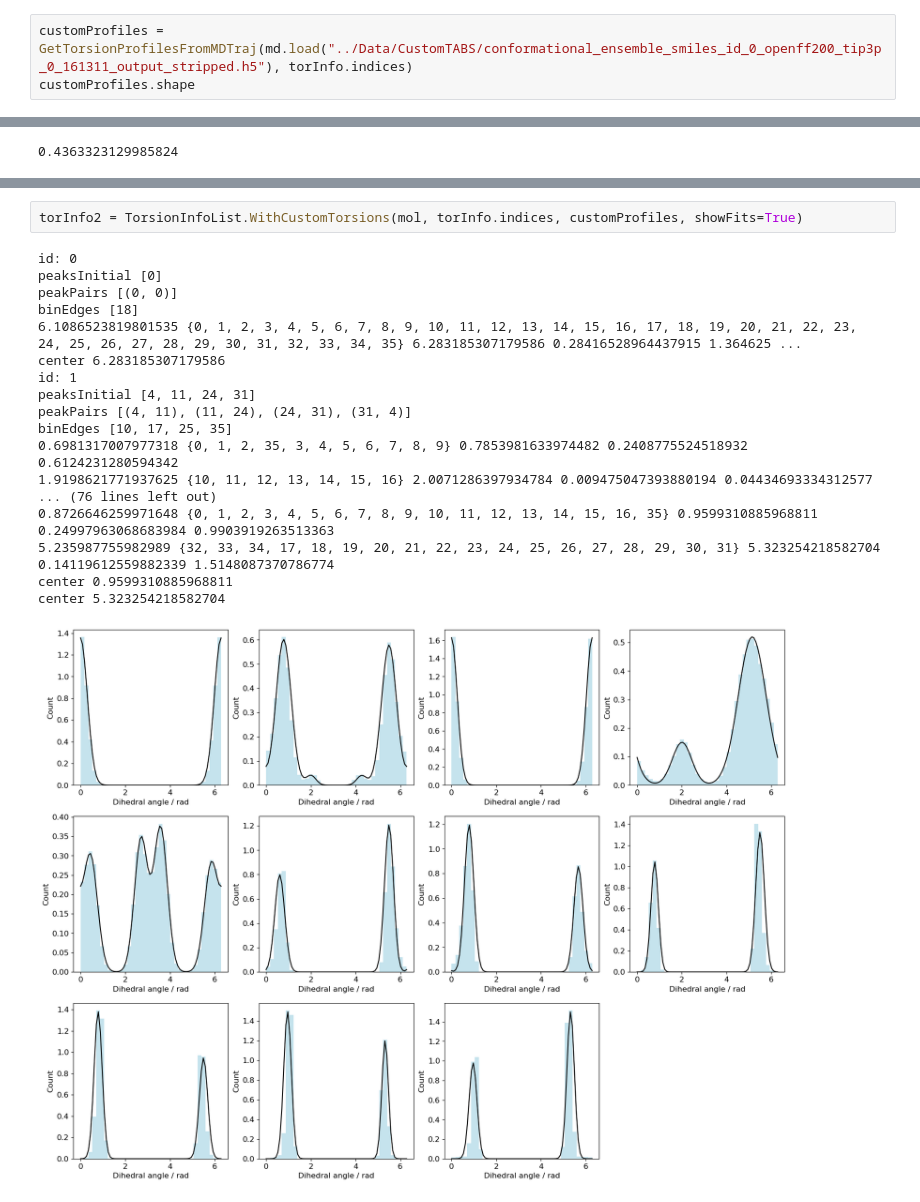
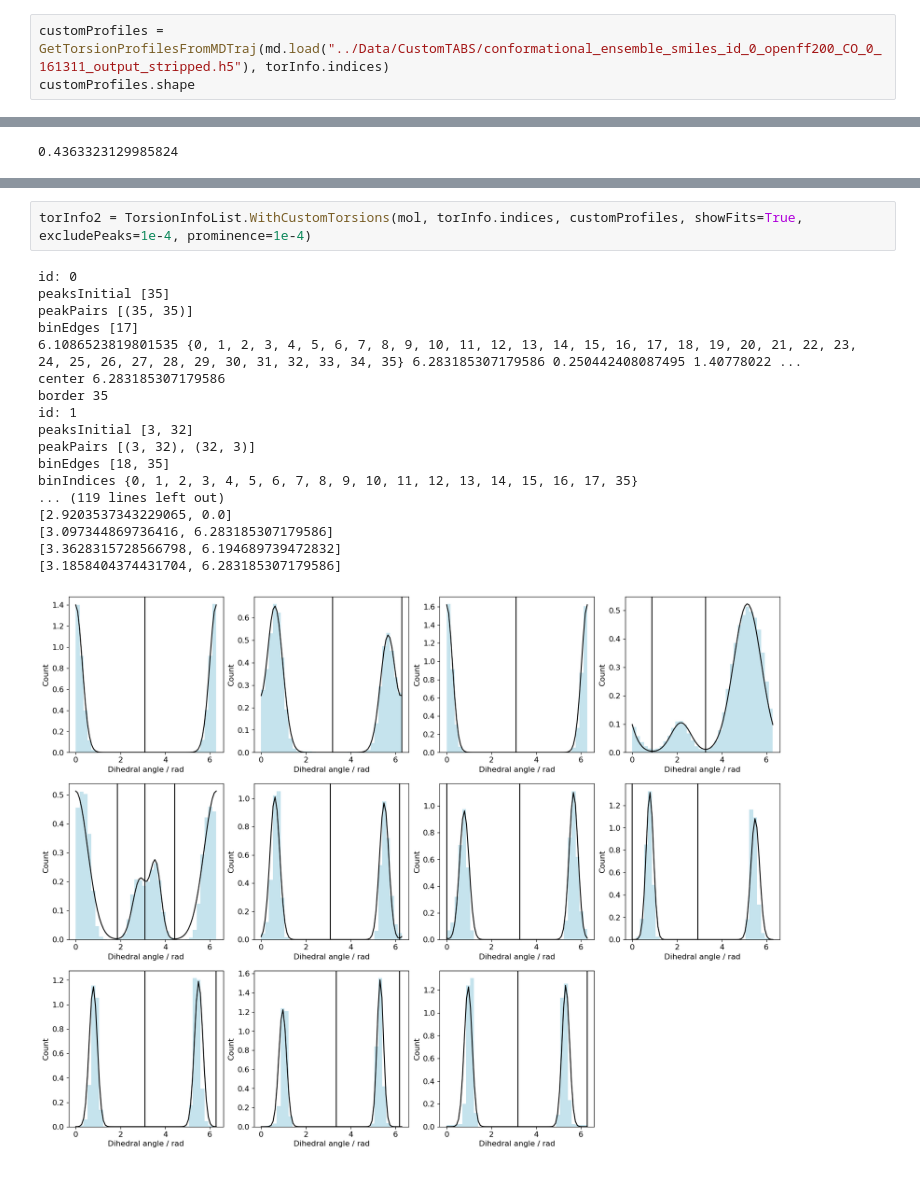
Before and after one commit to rinikerlab/TorsionAngularBinStrings, a Jupyter notebook: Demos/TestingNewAPI.ipynb, the cells around one changed output, grey strips where cells are left out. Saved outputs shown, nothing was run; the diff lists cells and outputs as text.

```diff
--- a/Demos/TestingNewAPI.ipynb
+++ b/Demos/TestingNewAPI.ipynb
@@ -75,7 +75,7 @@ torInfo.torsionTypes
  <TorsionType.SMALL_RING: 2>,
  <TorsionType.SMALL_RING: 2>]
 # %%
-customProfiles = GetTorsionProfilesFromMDTraj(md.load("../Data/CustomTABS/conformational_ensemble_smiles_id_0_openff200_tip3p_0_161311_output_stripped.h5"), torInfo.indices)
+customProfiles = GetTorsionProfilesFromMDTraj(md.load("../Data/CustomTABS/conformational_ensemble_smiles_id_0_openff200_CO_0_161311_output_stripped.h5"), torInfo.indices)
 customProfiles.shape
 # %% [output]
 (250000, 11)
@@ -121,21 +185,21 @@ plt.vlines(xHist[29], 0, 0.6, colors='k', lw=2)
 # %%
-torInfo2 = TorsionInfoList.WithCustomTorsions(mol, torInfo.indices, customProfiles, showFits=True)
+torInfo2 = TorsionInfoList.WithCustomTorsions(mol, torInfo.indices, customProfiles, showFits=True, excludePeaks=1e-4, prominence=1e-4)
 # %% [output]
 id: 0
-peaksInitial [0]
-peakPairs [(0, 0)]
-binEdges [18]
-6.1086523819801535 {0, 1, 2, 3, 4, 5, 6, 7, 8, 9, 10, 11, 12, 13, 14, 15, 16, 17, 18, 19, 20, 21, 22, 23, 24, 25, 26, 27, 28, 29, 30, 31, 32, 33, 34, 35} 6.283185307179586 0.28416528964437915 1.364625 ...
+peaksInitial [35]
+peakPairs [(35, 35)]
+binEdges [17]
+6.1086523819801535 {0, 1, 2, 3, 4, 5, 6, 7, 8, 9, 10, 11, 12, 13, 14, 15, 16, 17, 18, 19, 20, 21, 22, 23, 24, 25, 26, 27, 28, 29, 30, 31, 32, 33, 34, 35} 6.283185307179586 0.250442408087495 1.40778022 ...
 center 6.283185307179586
+border 35
 id: 1
-peaksInitial [4, 11, 24, 31]
-peakPairs [(4, 11), (11, 24), (24, 31), (31, 4)]
-binEdges [10, 17, 25, 35]
-0.6981317007977318 {0, 1, 2, 35, 3, 4, 5, 6, 7, 8, 9} 0.7853981633974482 0.2408775524518932 0.6124231280594342
-1.9198621771937625 {10, 11, 12, 13, 14, 15, 16} 2.0071286397934784 0.009475047393880194 0.04434693334312577
-... (76 lines left out)
-0.8726646259971648 {0, 1, 2, 3, 4, 5, 6, 7, 8, 9, 10, 11, 12, 13, 14, 15, 16, 35} 0.9599310885968811 0.24997963068683984 0.9903919263513363
-5.235987755982989 {32, 33, 34, 17, 18, 19, 20, 21, 22, 23, 24, 25, 26, 27, 28, 29, 30, 31} 5.323254218582704 0.14119612559882339 1.5148087370786774
-center 0.9599310885968811
-center 5.323254218582704
+peaksInitial [3, 32]
+peakPairs [(3, 32), (32, 3)]
+binEdges [18, 35]
+binIndices {0, 1, 2, 3, 4, 5, 6, 7, 8, 9, 10, 11, 12, 13, 14, 15, 16, 17, 35}
+... (119 lines left out)
+[2.9203537343229065, 0.0]
+[3.097344869736416, 6.283185307179586]
+[3.3628315728566798, 6.194689739472832]
+[3.1858404374431704, 6.283185307179586]
-[figure, old version]
+[figure, new version]
```
Also changed, not shown: parts of 13 cells of this notebook.
